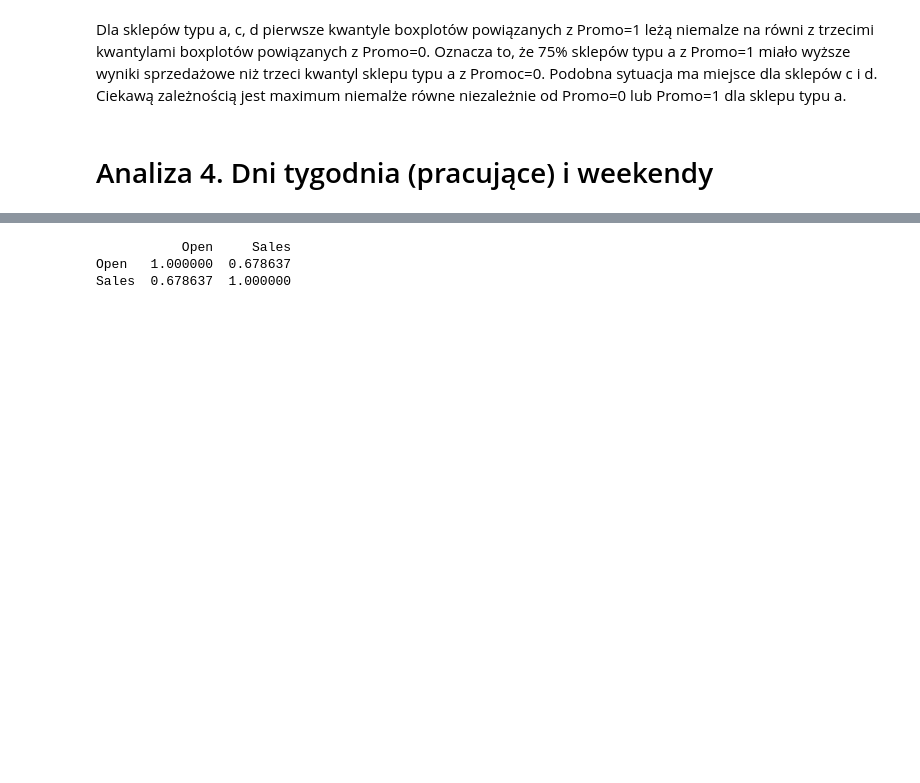
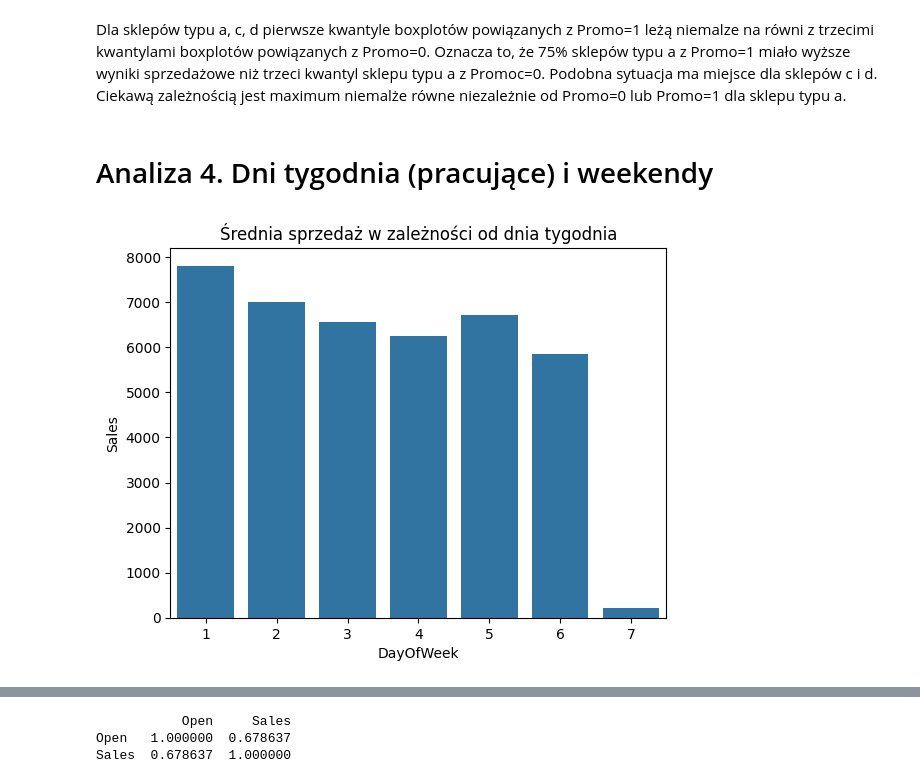
Before and after one commit to AgniechaP/EAD_project_1, a Jupyter notebook: blok_2/projekt_blok_2.ipynb, the cells around one changed output, grey strips where cells are left out. Cells and saved outputs as stored; diff of their text form; code cells hidden in the pictures; blank space fills up the shorter version.

```diff
--- a/blok_2/projekt_blok_2.ipynb
+++ b/blok_2/projekt_blok_2.ipynb
@@ -750,10 +750,12 @@ plt.show()
 Dla sklepów typu a, c, d pierwsze kwantyle boxplotów powiązanych z Promo=1 leżą niemalze na równi z trzecimi kwantylami boxplotów powiązanych z Promo=0. Oznacza to, że 75% sklepów typu a z Promo=1 miało wyższe wyniki sprzedażowe niż trzeci kwantyl sklepu typu a z Promoc=0. Podobna sytuacja ma miejsce dla sklepów c i d. Ciekawą zależnością jest maximum niemalże równe niezależnie od Promo=0 lub Promo=1 dla sklepu typu a.
 # %% [markdown]
 # Analiza 4. Dni tygodnia (pracujące) i weekendy
-# %%
-merged_data['DayOfWeek'] = merged_data['Date'].dt.dayofweek
-# Kategorie dla dni tygodnia (pracujące i weekendy)
-merged_data['WeekdayType'] = merged_data['DayOfWeek'].apply(lambda x: 'Weekend' if x >= 5 else 'Weekday')
-selected_columns = ['DayOfWeek', 'WeekdayType', 'Sales', 'Customers']
-weekday_data = merged_data[merged_data['WeekdayType'] == 'Weekday']
-weekend_data = merged_data[merged_data['WeekdayType'] == 'Weekend']
+# %%
+average_sales_by_day_of_week = merged_data.groupby('DayOfWeek')['Sales'].mean().reset_index()
+
+# Wykres średniej sprzedaży w zależności od dnia tygodnia
+sns.barplot(x='DayOfWeek', y='Sales', data=average_sales_by_day_of_week)
+plt.title('Średnia sprzedaż w zależności od dnia tygodnia')
+plt.show()
+# %% [output]
+[figure, added]
```
Also changed, not shown: parts of 10 cells of this notebook.
